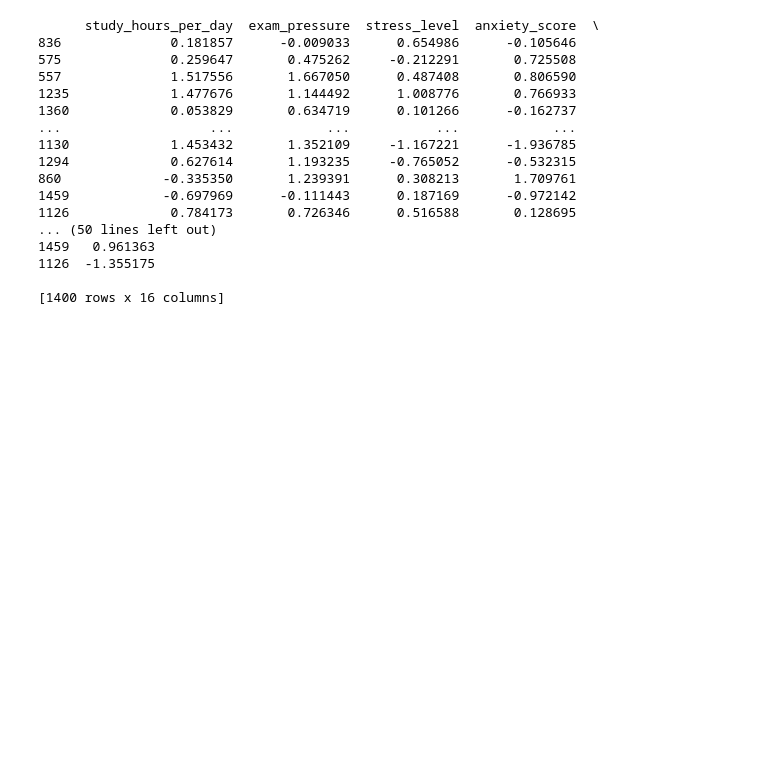
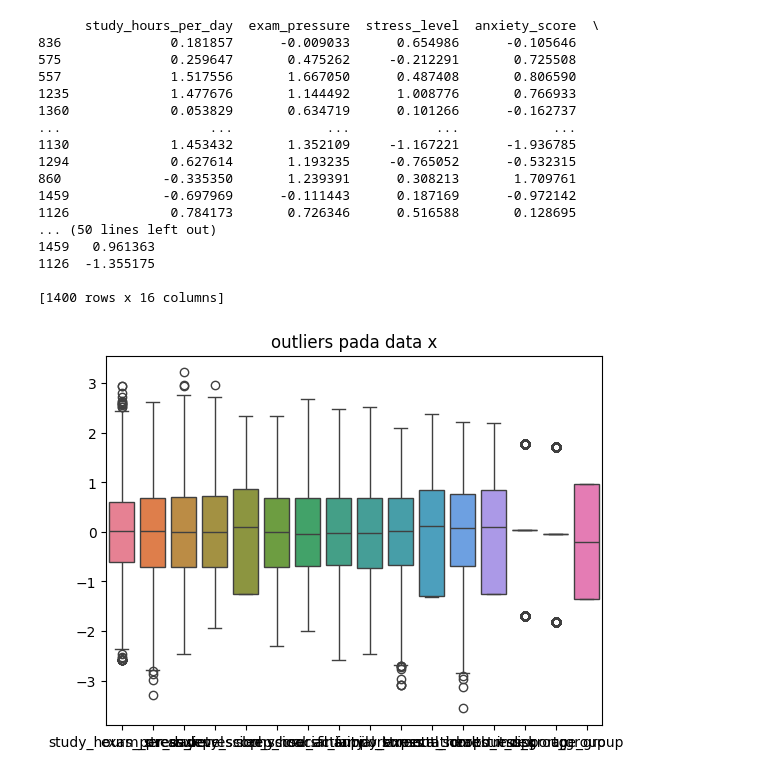
Before and after one commit to wen24-collab/MODEL-MACHINE-LEARNING-CLASSIFIICATION-TINGGKLAT-BRANOUT-SISWA-DAN-ORANG-DEWASA, a Jupyter notebook: prediksi_branour.ipynb, the cells around one changed output. Cells and saved outputs as stored; diff of their text form; code cells hidden in the pictures; blank space fills up the shorter version.

Commit message:
update outliers handling

```diff
--- a/prediksi_branour.ipynb
+++ b/prediksi_branour.ipynb
@@ -951,3 +951,14 @@ print(x_latih_final)
 1126  -1.355175
 
 [1400 rows x 16 columns]
+# %%
+#detection dan handling outliers
+
+#detection outliers menggunakan boxplot
+
+plt.Figure(figsize=(10, 6))
+plt.title("outliers pada data x")
+sns.boxplot(data=x_latih_final)
+plt.show()
+# %% [output]
+[figure, added]
```
Also changed, not shown: parts of 3 cells of this notebook.
